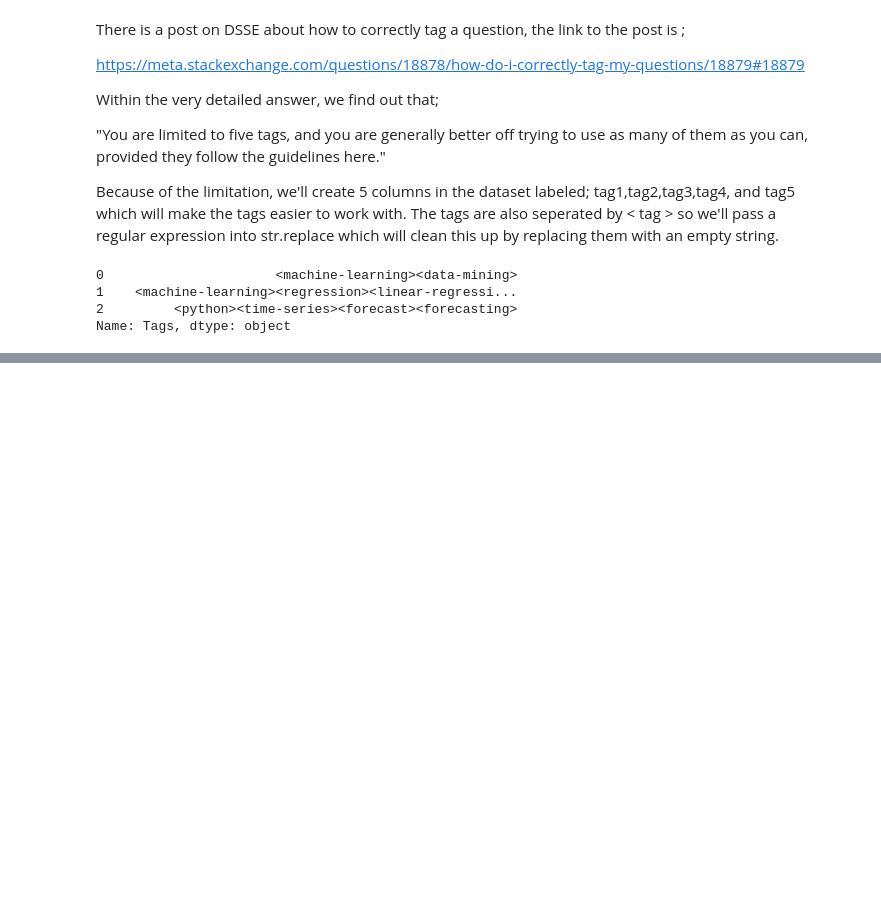
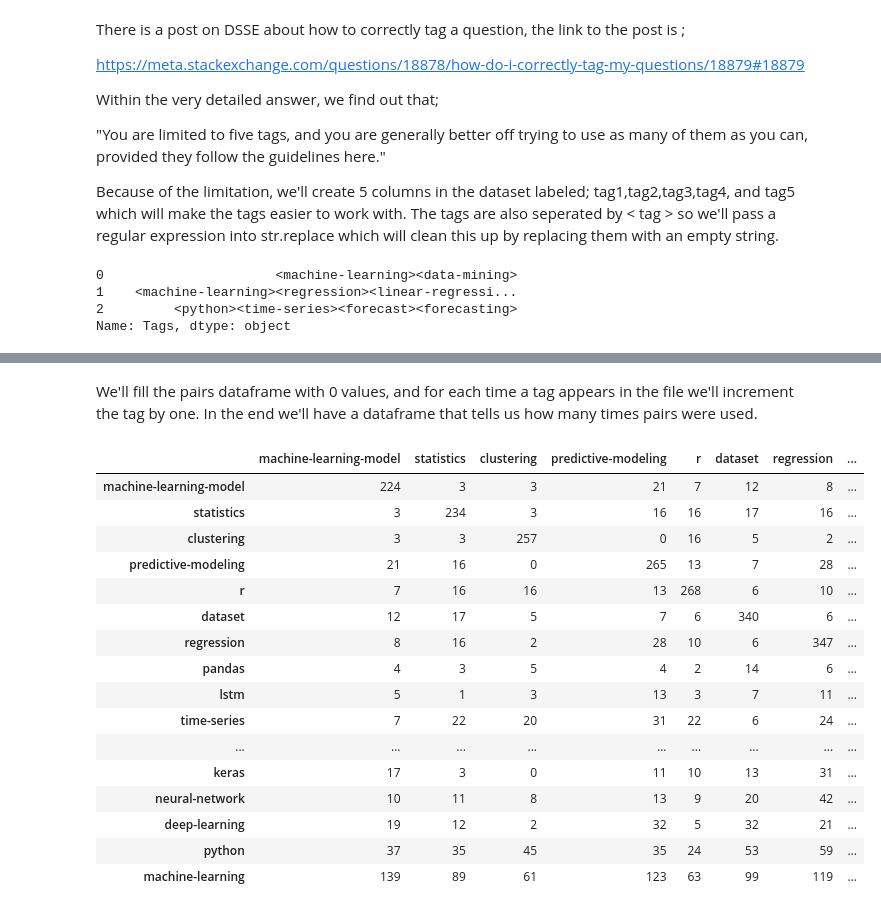
Before and after one commit to nkalpaxis/Popular_Data_Science_Questions, a Jupyter notebook: Data_Science_Questions.ipynb, the cells around one changed output, grey strips where cells are left out. Cells and saved outputs as stored; diff of their text form; code cells hidden in the pictures; blank space fills up the shorter version.

```diff
--- a/Data_Science_Questions.ipynb
+++ b/Data_Science_Questions.ipynb
@@ -100,0 +272,4 @@ Name: Tags, dtype: object
+# %%
+all_tags = list(tag_count.index)
+# %%
+pairs = pd.DataFrame(index=all_tags, columns=all_tags)
@@ -100,0 +284,39 @@ Name: Tags, dtype: object
+# %% [markdown]
+We'll fill the pairs dataframe with 0 values, and for each time a tag appears in the file we'll increment the tag by one. In the end we'll have a dataframe that tells us how many times pairs were used.
+# %%
+# fill NaN with zeros
+pairs.fillna(0, inplace=True)
+# %%
+for v in file['Tags']:
+    pairs.loc[v, v] +=1
+# %%
+most_used_relations = pairs.loc[most_used.index, most_used.index]
+
+def style_cells(x):
+    helper_df = pd.DataFrame('', index=x.index, columns=x.columns)
+    helper_df.loc["time-series", "r"] = "background-color: green"
+    helper_df.loc["r", "time-series"] = "background-color: green"
+    for k in range(helper_df.shape[0]):
+        helper_df.iloc[k,k] = "color: blue"
+
+    return helper_df
+
+most_used_relations.style.apply(style_cells, axis=None)
+# %% [output]
+|  | machine-learning-model | statistics | clustering | predictive-modeling | r | dataset | regression | ... |
+| machine-learning-model | 224 | 3 | 3 | 21 | 7 | 12 | 8 | ... |
+| statistics | 3 | 234 | 3 | 16 | 16 | 17 | 16 | ... |
+| clustering | 3 | 3 | 257 | 0 | 16 | 5 | 2 | ... |
+| predictive-modeling | 21 | 16 | 0 | 265 | 13 | 7 | 28 | ... |
+| r | 7 | 16 | 16 | 13 | 268 | 6 | 10 | ... |
+| dataset | 12 | 17 | 5 | 7 | 6 | 340 | 6 | ... |
+| regression | 8 | 16 | 2 | 28 | 10 | 6 | 347 | ... |
+| pandas | 4 | 3 | 5 | 4 | 2 | 14 | 6 | ... |
+| lstm | 5 | 1 | 3 | 13 | 3 | 7 | 11 | ... |
+| time-series | 7 | 22 | 20 | 31 | 22 | 6 | 24 | ... |
+| ... | ... | ... | ... | ... | ... | ... | ... | ... |
+| keras | 17 | 3 | 0 | 11 | 10 | 13 | 31 | ... |
+| neural-network | 10 | 11 | 8 | 13 | 9 | 20 | 42 | ... |
+| deep-learning | 19 | 12 | 2 | 32 | 5 | 32 | 21 | ... |
+| python | 37 | 35 | 45 | 35 | 24 | 53 | 59 | ... |
+| machine-learning | 139 | 89 | 61 | 123 | 63 | 99 | 119 | ... |
```
Also changed, not shown: parts of 34 cells of this notebook.
